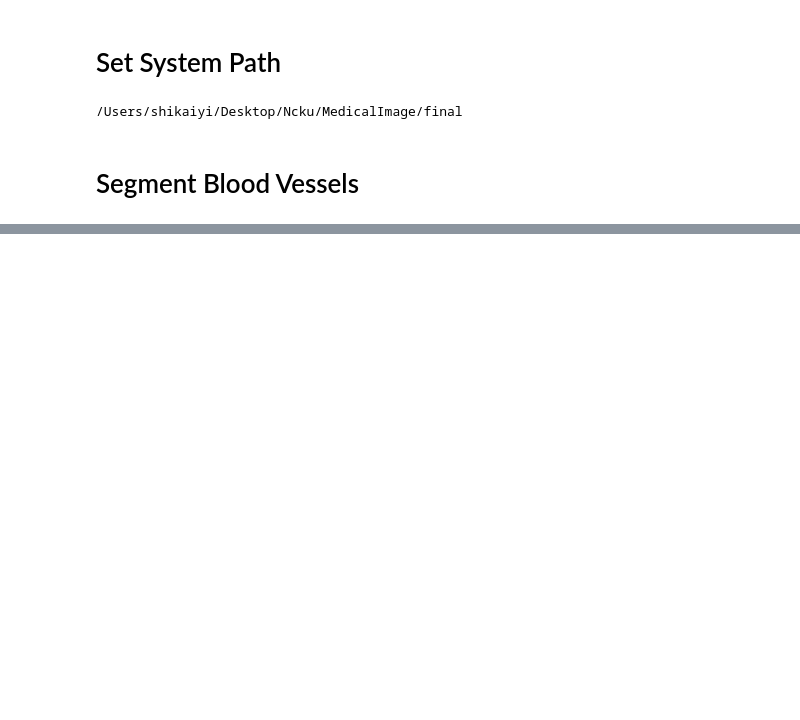
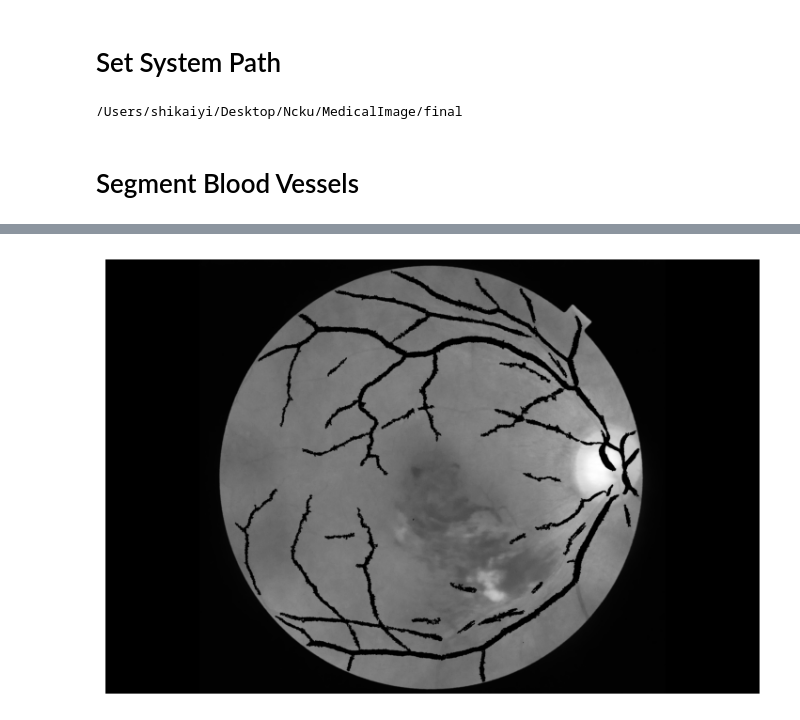
Before and after one commit to Spector3702/RetinalAnalysis, a Jupyter notebook: BRVO/process_brvo.ipynb, the cells around one changed output, grey strips where cells are left out. Saved outputs shown, nothing was run; the diff lists cells and outputs as text; code cells hidden in the pictures; blank space fills up the shorter version.

```diff
--- a/BRVO/process_brvo.ipynb
+++ b/BRVO/process_brvo.ipynb
@@ -29,0 +52,6 @@ for file_name in filesArray:
+# %%
+inverted_blood_vessel_img = util.invert(np.array(gray_blood_vessel_img))
+subtracted_img = np.clip(np.array(gray_original_img, dtype=np.int16) - inverted_blood_vessel_img, 0, 255).astype(np.uint8)
+plot_image(subtracted_img)
+# %% [output]
+[figure, added]
```
Also changed, not shown: parts of 8 cells of this notebook, 1 other file.
